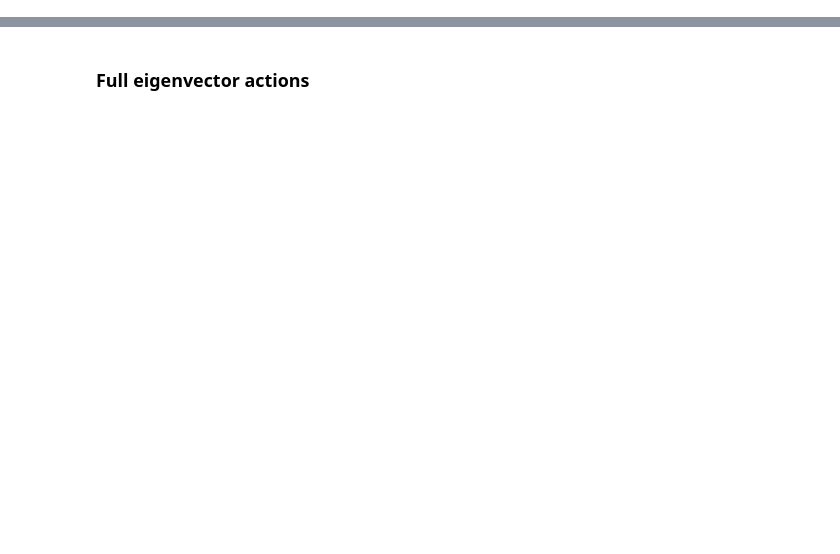
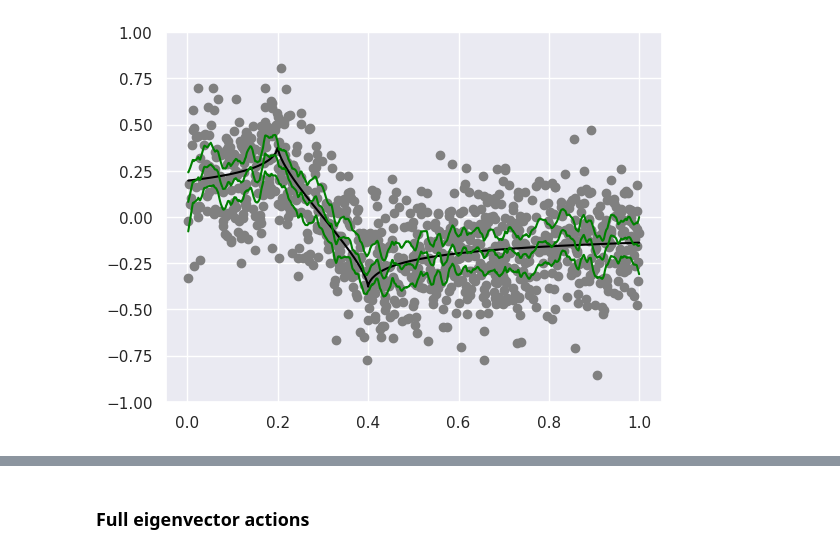
Before and after one commit to be5tan/LanczosCGApproximateGPs, a Jupyter notebook: notebooks/Untitled.ipynb, the cells around one changed output, grey strips where cells are left out. Saved outputs shown, nothing was run; the diff lists cells and outputs as text; code cells hidden in the pictures; blank space fills up the shorter version.

```diff
--- a/notebooks/Untitled.ipynb
+++ b/notebooks/Untitled.ipynb
@@ -4,0 +1,13 @@ import matplotlib.pyplot as plt
+# %%
+# Import packages and set themes
+import numpy as np
+import matplotlib.pyplot as plt
+import seaborn as sns
+import LanczosCGApproximateGPs as agp
+import time
+from sklearn.gaussian_process.kernels import Matern
+from scipy.sparse.linalg import cg
+from scipy.sparse.linalg import svds
+import scipy.sparse
+
+sns.set_theme()
@@ -4,0 +35,43 @@ import matplotlib.pyplot as plt
+# %%
+kernel = Matern(length_scale = 1.0, nu = smoothness)
+kernel_matrix = kernel(X, X)
+augmented_kernel_matrix = kernel_matrix + noise_level**2 * np.eye(sample_size)
+# %%
+# Inverting the augmented kernel matrix
+augmented_inverse = np.linalg.inv(augmented_kernel_matrix)
+
+# Defining the posterior covariance function
+def true_posterior_covariance(design_point_1, design_point_2):
+    """Returns an the true posterior covariance at the inputs."""
+
+    kernel_vector_at_1 = kernel(X, np.array([design_point_1]))
+    kernel_vector_at_2 = kernel(X, np.array([design_point_2]))
+
+    evaluated_kernel     = kernel(np.array([design_point_1]),
+                                  np.array([design_point_2]))
+    covariance_reduction = kernel_vector_at_1.transpose() @ \
+                           augmented_inverse @ kernel_vector_at_2
+
+    return evaluated_kernel - covariance_reduction
+
+# Evaluating true posterior mean/variance
+true_posterior_mean = kernel_matrix @ augmented_inverse @ Y
+true_posterior_variance = np.zeros(sample_size)
+for i in range(sample_size):
+    true_posterior_variance[i] = true_posterior_covariance(X[i, :], X[i, :])
+
+# True credible intervals
+true_upper_ci = true_posterior_mean + 2 * np.sqrt(true_posterior_variance)
+true_lower_ci = true_posterior_mean - 2 * np.sqrt(true_posterior_variance)
+
+# True posterior plot
+fig = plt.figure()
+plt.scatter(X[:, 0], Y, color = "gray")
+plt.plot(X[:, 0], f0,   color = "black")
+plt.plot(X[:, 0], true_posterior_mean, color = "green")
+plt.plot(X[:, 0], true_upper_ci,       color = "green")
+plt.plot(X[:, 0], true_lower_ci,       color = "green")
+plt.ylim((-1, 1))
+plt.show()
+# %% [output]
+[figure, added]
```
Also changed, not shown: parts of 35 cells of this notebook, 13 other files.
